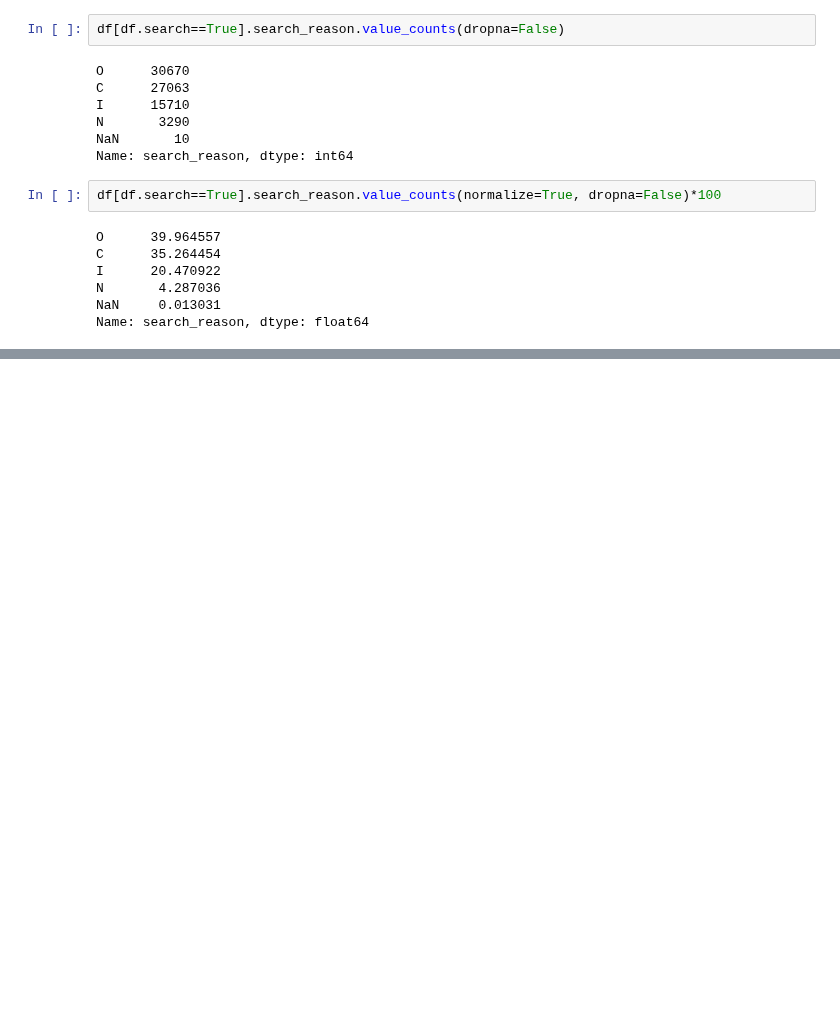
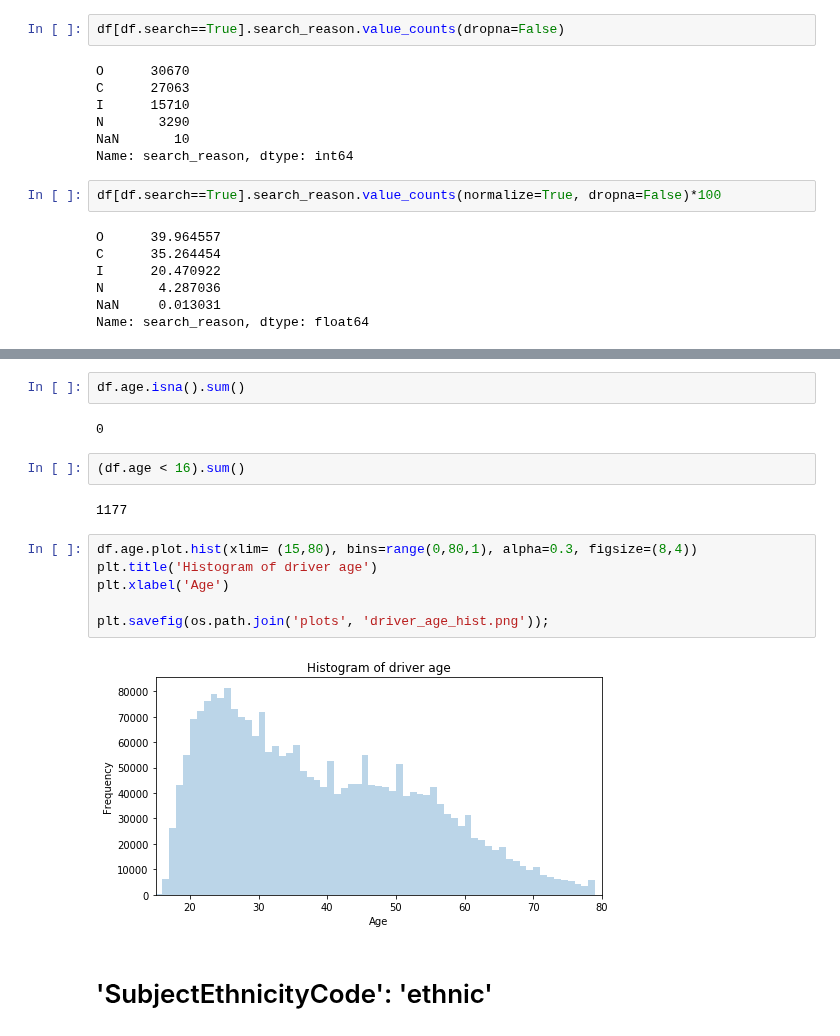
Before and after one commit to jnpicao/LDSSA-batch3-workspace, a Jupyter notebook: Capstone/capstone_data_analysis.ipynb, the cells around one changed output, grey strips where cells are left out. Saved outputs shown, nothing was run; the diff lists cells and outputs as text; blank space fills up the shorter version.

```diff
--- a/Capstone/capstone_data_analysis.ipynb
+++ b/Capstone/capstone_data_analysis.ipynb
@@ -531,0 +554,18 @@ Name: town_res, dtype: float64
+# %%
+df.age.isna().sum()
+# %% [output]
+0
+# %%
+(df.age < 16).sum()
+# %% [output]
+1177
+# %%
+df.age.plot.hist(xlim= (15,80), bins=range(0,80,1), alpha=0.3, figsize=(8,4))
+plt.title('Histogram of driver age')
+plt.xlabel('Age')
+
+plt.savefig(os.path.join('plots', 'driver_age_hist.png'));
+# %% [output]
+[figure, added]
+# %% [markdown]
+# 'SubjectEthnicityCode': 'ethnic'
```
Also changed, not shown: parts of 65 cells of this notebook.
